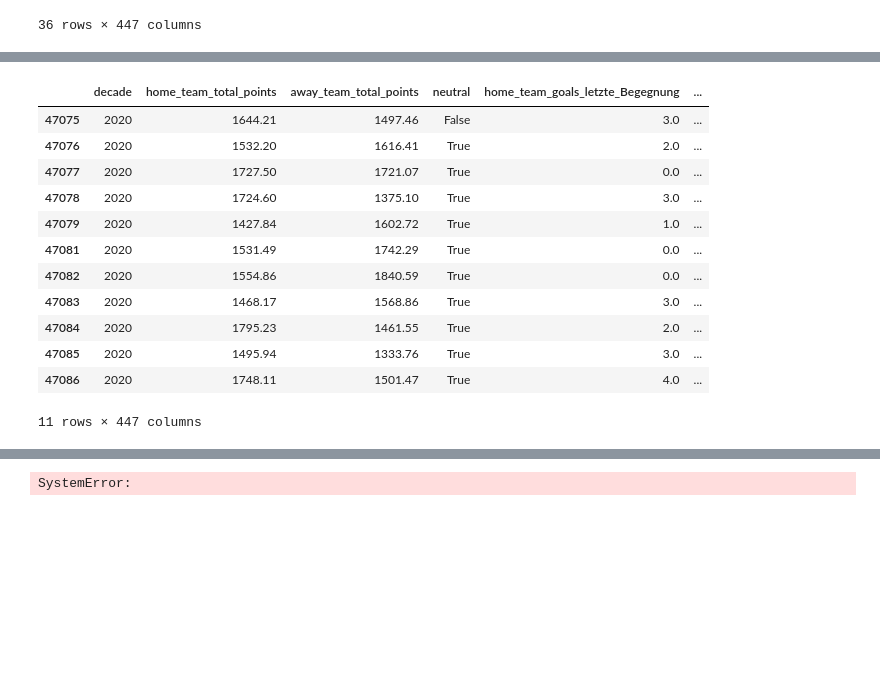
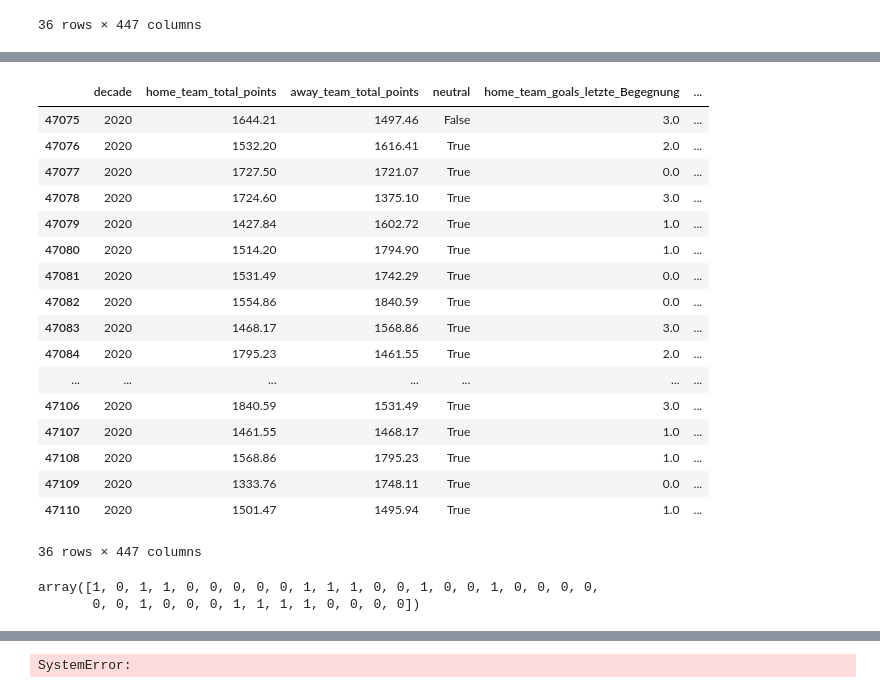
Before and after one commit to NiklasSeitherDHBW/Fussballergebnisse, a Jupyter notebook: Niklas_Weiterfürhung Sphie.ipynb, the cells around one changed output, grey strips where cells are left out. Cells and saved outputs as stored; diff of their text form; code cells hidden in the pictures; blank space fills up the shorter version.

```diff
--- a/Niklas_Weiterfürhung Sphie.ipynb
+++ b/Niklas_Weiterfürhung Sphie.ipynb
@@ -3345,18 +3414,32 @@ x_predict
+# %%
+medians = x_predict.median()
+x_predict_filled = x_predict.fillna(medians)
 # %%
-x_pred_non_nan = x_predict.dropna(how="any")
+x_pred_non_nan = x_predict_filled.dropna(how="any")
 x_pred_non_nan
 # %% [output]
 |  | decade | home_team_total_points | away_team_total_points | neutral | home_team_goals_letzte_Begegnung | ... |
 | 47075 | 2020 | 1644.21 | 1497.46 | False | 3.0 | ... |
 | 47076 | 2020 | 1532.20 | 1616.41 | True | 2.0 | ... |
 | 47077 | 2020 | 1727.50 | 1721.07 | True | 0.0 | ... |
 | 47078 | 2020 | 1724.60 | 1375.10 | True | 3.0 | ... |
 | 47079 | 2020 | 1427.84 | 1602.72 | True | 1.0 | ... |
+| 47080 | 2020 | 1514.20 | 1794.90 | True | 1.0 | ... |
 | 47081 | 2020 | 1531.49 | 1742.29 | True | 0.0 | ... |
 | 47082 | 2020 | 1554.86 | 1840.59 | True | 0.0 | ... |
 | 47083 | 2020 | 1468.17 | 1568.86 | True | 3.0 | ... |
 | 47084 | 2020 | 1795.23 | 1461.55 | True | 2.0 | ... |
-| 47085 | 2020 | 1495.94 | 1333.76 | True | 3.0 | ... |
-| 47086 | 2020 | 1748.11 | 1501.47 | True | 4.0 | ... |
+| ... | ... | ... | ... | ... | ... | ... |
+| 47106 | 2020 | 1840.59 | 1531.49 | True | 3.0 | ... |
+| 47107 | 2020 | 1461.55 | 1468.17 | True | 1.0 | ... |
+| 47108 | 2020 | 1568.86 | 1795.23 | True | 1.0 | ... |
+| 47109 | 2020 | 1333.76 | 1748.11 | True | 0.0 | ... |
+| 47110 | 2020 | 1501.47 | 1495.94 | True | 1.0 | ... |
-11 rows × 447 columns
+36 rows × 447 columns
+# %%
+x_pred_non_nan = create_polynomial_df(x_pred_non_nan, 3)
+saved_models["RDF3"][1].predict(x_pred_non_nan)
+# %% [output]
+array([1, 0, 1, 1, 0, 0, 0, 0, 0, 1, 1, 1, 0, 0, 1, 0, 0, 1, 0, 0, 0, 0,
+       0, 0, 1, 0, 0, 0, 1, 1, 1, 1, 0, 0, 0, 0])
 # %%
```
Also changed, not shown: parts of 17 cells of this notebook.
